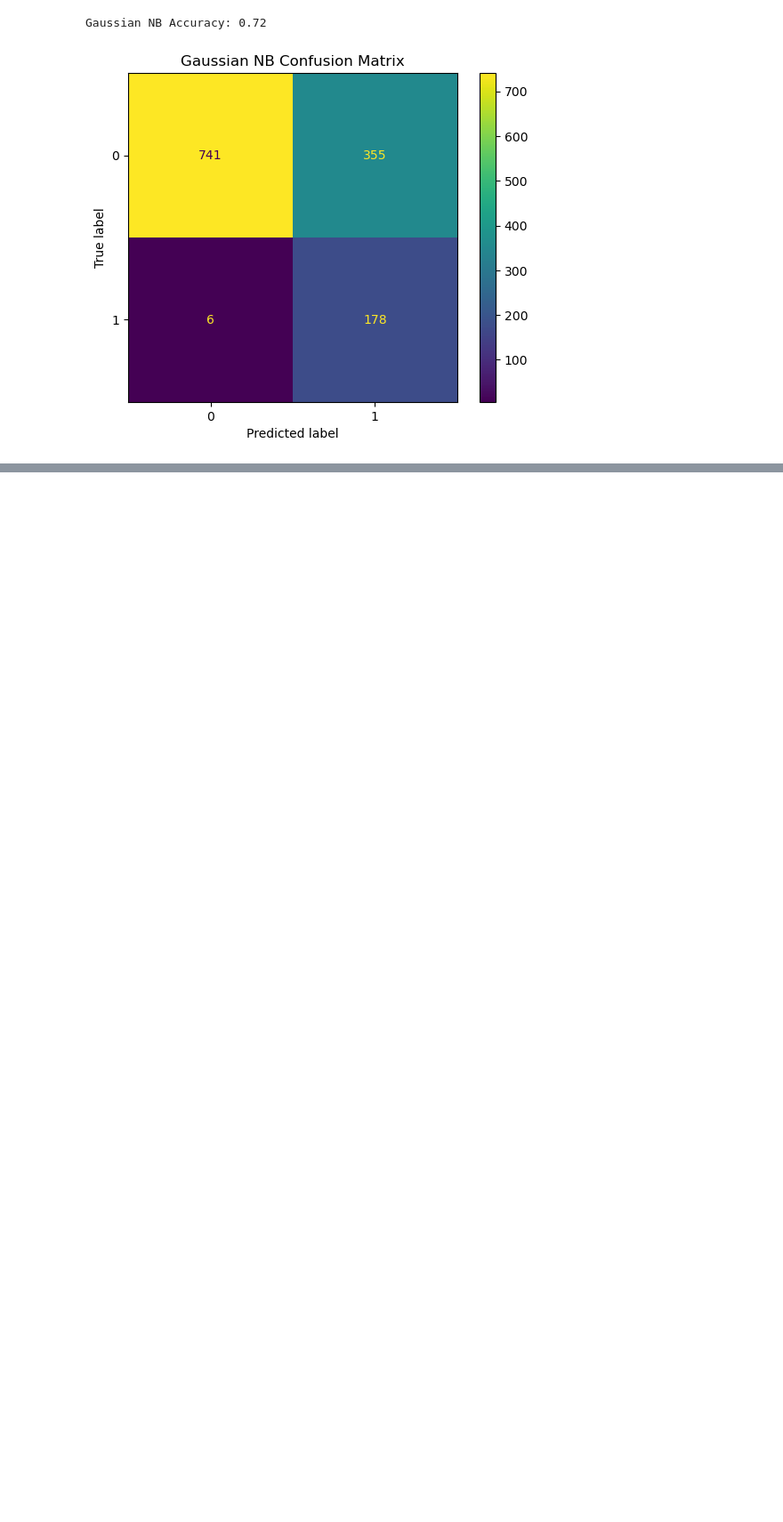
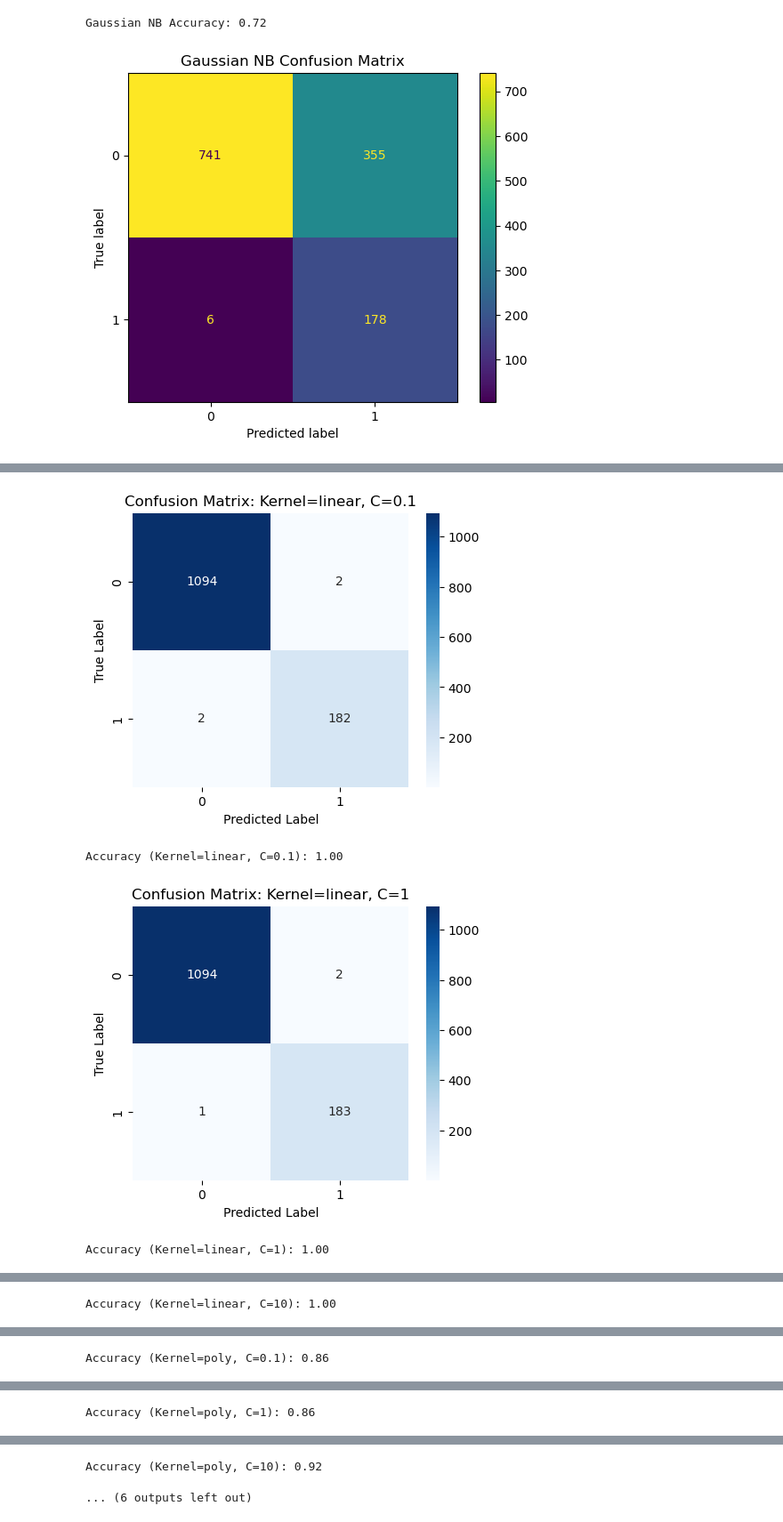
Before and after one commit to Sanjay71013/F1-Standings-Prediction, a Jupyter notebook: F1_Standings_prediction.ipynb, the cells around one changed output, grey strips where cells are left out. Shown at 89% size. Drawn from its saved outputs; the diff is of its cells as text; code cells hidden in the pictures; blank space fills up the shorter version.

```diff
--- a/F1_Standings_prediction.ipynb
+++ b/F1_Standings_prediction.ipynb
@@ -1219,0 +1243,2 @@ Gaussian NB Accuracy: 0.72
+# %%
+X_train, X_test, y_train, y_test = train_test_split(X, y, test_size=0.2, random_state=42)
@@ -1219,0 +1248,48 @@ Gaussian NB Accuracy: 0.72
+# %%
+Cs = [0.1, 1, 10]
+kernels = ['linear', 'poly', 'rbf']
+
+results = {}
+
+for kernel in kernels:
+    results[kernel] = {}
+    for C in Cs:
+        if kernel == 'poly':
+            clf = svm.SVC(kernel=kernel, degree=3, C=C)
+        else:
+            clf = svm.SVC(kernel=kernel, C=C)
+
+        clf.fit(X_train, y_train)
+        y_pred = clf.predict(X_test)
+
+        conf_mat = confusion_matrix(y_test, y_pred)
+        acc = accuracy_score(y_test, y_pred)
+        class_rep = classification_report(y_test, y_pred, output_dict=True)
+
+        results[kernel][C] = {
+            'model': clf,
+            'confusion_matrix': conf_mat,
+            'accuracy': acc,
+            'classification_report': class_rep
+        }
+# %%
+def plot_conf_matrix(cm, title):
+    plt.figure(figsize=(5,4))
+    sns.heatmap(cm, annot=True, fmt="d", cmap="Blues")
+    plt.title(title)
+    plt.ylabel('True Label')
+    plt.xlabel('Predicted Label')
+    plt.show()
+# %%
+for kernel in results:
+    for C in results[kernel]:
+        plot_conf_matrix(
+            results[kernel][C]['confusion_matrix'],
+            f"Confusion Matrix: Kernel={kernel}, C={C}"
+        )
+        print(f"Accuracy (Kernel={kernel}, C={C}): {results[kernel][C]['accuracy']:.2f}")
+# %% [output]
+[figure, added]
+Accuracy (Kernel=linear, C=0.1): 1.00
+[figure, added]
+Accuracy (Kernel=linear, C=1): 1.00
@@ -1219,0 +1297 @@ Gaussian NB Accuracy: 0.72
+Accuracy (Kernel=linear, C=10): 1.00
@@ -1219,0 +1299 @@ Gaussian NB Accuracy: 0.72
+Accuracy (Kernel=poly, C=0.1): 0.86
@@ -1219,0 +1301 @@ Gaussian NB Accuracy: 0.72
+Accuracy (Kernel=poly, C=1): 0.86
@@ -1219,0 +1303,2 @@ Gaussian NB Accuracy: 0.72
+Accuracy (Kernel=poly, C=10): 0.92
+... (6 outputs left out)
```
Also changed, not shown: parts of 23 cells of this notebook.
